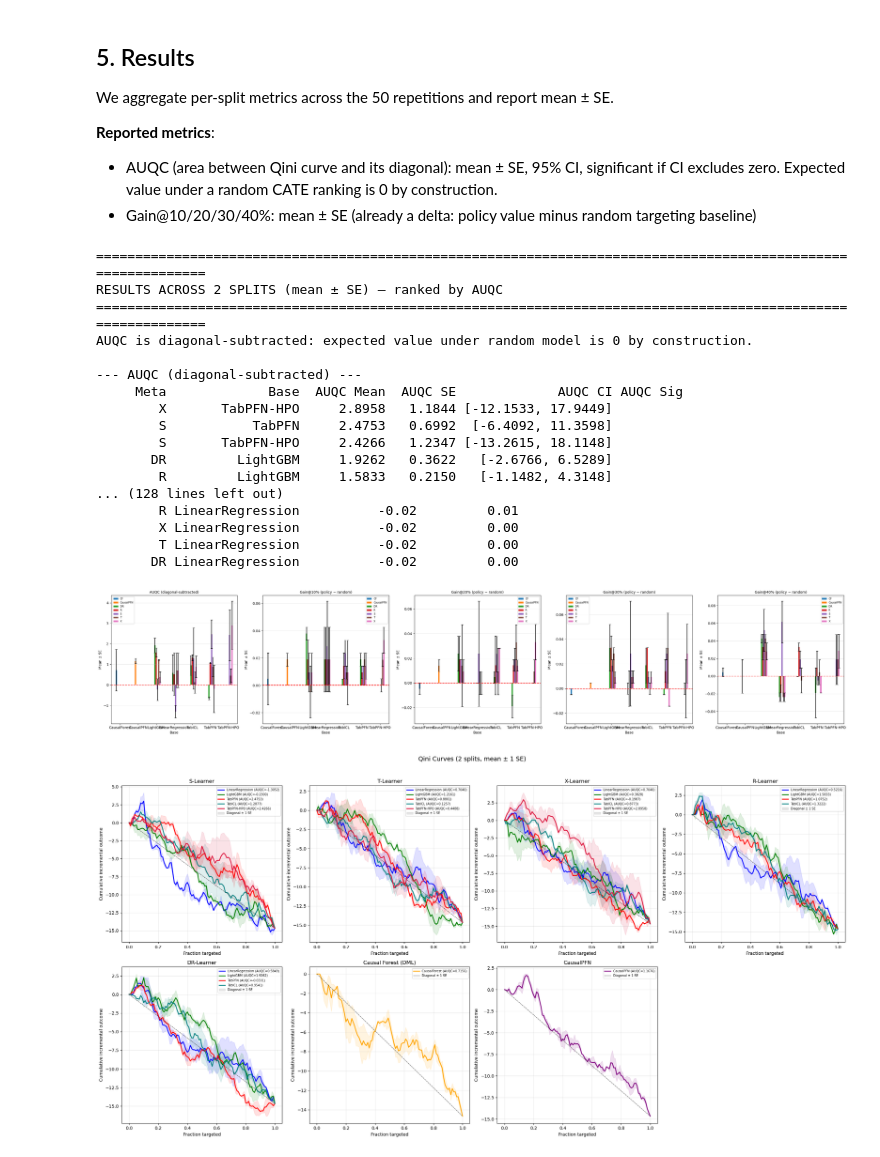
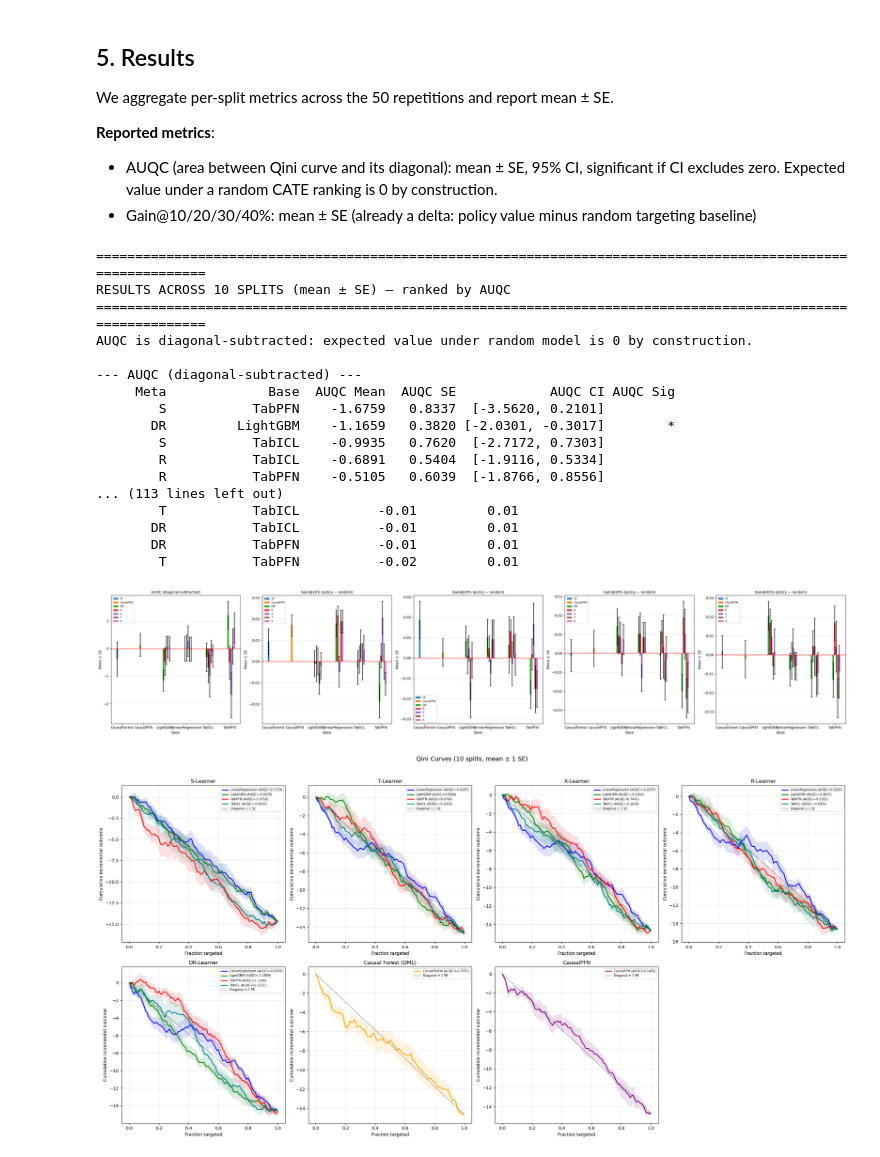
Before and after one commit to jensbrehmen/thesis, a Jupyter notebook: experiments/exp_05_ACTG/ACTG.ipynb, the cells around one changed output. Saved outputs shown, nothing was run; the diff lists cells and outputs as text; code cells hidden in the pictures.

```diff
--- a/experiments/exp_05_ACTG/ACTG.ipynb
+++ b/experiments/exp_05_ACTG/ACTG.ipynb
@@ -64,7 +64,7 @@ def get_qini_curve(T, Y, cate):
 if torch.cuda.is_available():
     device = 'cuda'
 elif torch.backends.mps.is_available():
-    device = 'mps'
+    device = 'cpu'
 else:
     device = 'cpu'
 print(f"TabPFN {tabpfn.__version__} | device: {device}")
@@ -109,11 +109,11 @@ LightGBM tuning via `RandomizedSearchCV` (15 iterations, 3-fold CV, 3 hyperparam
 LGBM_GRID = {
     'num_leaves':        [15, 31, 63],
     'min_child_samples': [20, 50, 100],
-    'learning_rate':     [0.01, 0.05, 0.1],
+    #'learning_rate':     [0.01, 0.05, 0.1],
     'n_estimators':      [200, 500, 1000],
 }
 
-N_ITER_STRONG = 15   # RandomizedSearchCV draws
+N_ITER_STRONG = 30   # RandomizedSearchCV draws
 N_EST         = 1000  # base tree count (overridden by grid)
 NUISANCE_CV   = 5    # K-fold cross-fitting for R- and DR-learner nuisance models
 
@@ -234,13 +234,13 @@ features_df = features_df[arm_mask].reset_index(drop=True)
 targets_df  = targets_df[arm_mask].reset_index(drop=True)
 
 # Treatment: trt (0 = ZDV monotherapy, 1 = ZDV + ddI)
-# Outcome:   Y = 1 - cid so Y=1 means survival (positive outcome), aligning with
-#            Qini/policy convention of ranking by descending CATE (higher = more benefit).
+# Outcome:   Y = cid (1 = failure/death, 0 = censored/survived). Positive CATE means
+#            treatment increases failure — so CATE < 0 means treatment helps.
 # Features:  baseline covariates only — drop treatment indicators (treat, trt, offtrt),
 #            time-to-event (time, post-randomization), post-treatment measurements (cd420, cd820),
 #            and redundant binary encoding of strat (str2).
 T_all = features_df['trt'].values.astype(int)
-Y_all = 1.0 - targets_df['cid'].values.astype(float)
+Y_all = targets_df['cid'].values.astype(float)
 
 drop_cols    = ['treat', 'trt', 'offtrt', 'time', 'cd420', 'cd820', 'str2']
 feature_cols = [c for c in features_df.columns if c not in drop_cols]
@@ -248,13 +248,13 @@ X_all = features_df[feature_cols].reset_index(drop=True)
 
 # --- Stratification variable: interaction of treatment and outcome ---
 strat_all    = T_all * 2 + Y_all.astype(int)
-strat_labels = {0: 'control+failure', 1: 'control+survived', 2: 'treated+failure', 3: 'treated+survived'}
+strat_labels = {0: 'control+survived', 1: 'control+failure', 2: 'treated+survived', 3: 'treated+failure'}
 
 # --- Data summary ---
 n_total    = len(X_all)
 n_treated  = int(T_all.sum())
 n_control  = n_total - n_treated
-n_survival = int(Y_all.sum())
+n_failure  = int(Y_all.sum())
 ate        = Y_all[T_all == 1].mean() - Y_all[T_all == 0].mean()
 
 print("=" * 55)
@@ -264,12 +264,12 @@ print(f"  Total samples  : {n_total}")
 print(f"  Treated        : {n_treated}  ({100*n_treated/n_total:.1f}%)")
 print(f"  Control        : {n_control}  ({100*n_control/n_total:.1f}%)")
 print(f"  Features ({len(feature_cols):2d})  : {feature_cols}")
-print(f"  Outcome (Y)    : {n_survival} survivors ({100*n_survival/n_total:.1f}%) [Y = 1 - cid]")
+print(f"  Outcome (Y)    : {n_failure} failures ({100*n_failure/n_total:.1f}%) [Y = cid, 1=failure]")
 print(f"  ATE (naive)    : {ate:+.4f}  (treated mean - control mean)")
 print()
 print("Outcome by treatment arm:")
-print(f"  Treated  survival rate: {Y_all[T_all==1].mean():.4f}")
-print(f"  Control  survival rate: {Y_all[T_all==0].mean():.4f}")
+print(f"  Treated  failure rate: {Y_all[T_all==1].mean():.4f}")
+print(f"  Control  failure rate: {Y_all[T_all==0].mean():.4f}")
 print()
 print("Stratification strata counts (T x Y):")
 for val, label in strat_labels.items():
@@ -282,8 +282,9 @@ for val, label in strat_labels.items():
 # Set DRY_RUN = True for a quick end-to-end check (2 splits, fewer trees)
 DRY_RUN = False
 
-N_SPLITS     = 2   if DRY_RUN else 10
+N_SPLITS     = 1   if DRY_RUN else 10
 N_GRID       = 101
+
 # --- Storage ---
 results     = defaultdict(lambda: defaultdict(lambda: defaultdict(list)))
 qini_curves = defaultdict(lambda: defaultdict(list))
@@ -423,13 +424,16 @@ for split_idx in range(N_SPLITS):
     }
 
     def evaluate(meta, name, te_pred):
-        """Compute and store all metrics for one (meta, name, split)."""
+        """Compute and store all metrics for one (meta, name, split).
+        Y = cid (failure=1): CATE < 0 means treatment helps (reduces failure).
+        Negate te so Qini ranks highest-benefit individuals first.
+        """
         te = np.asarray(te_pred).flatten()
-        curve, auqc = get_qini_curve(T_test, Y_test, te)
+        curve, auqc = get_qini_curve(T_test, Y_test, -te)
         results[meta][name]['auqc'].append(auqc)
         results[meta][name]['g1'].append(float(curve[-1]))
         qini_curves[meta][name].append(interpolate_qini_curve(curve, n_grid=N_GRID))
-        topk = calculate_topk_policy_metrics(Y_test, T_test, te)
+        topk = calculate_topk_policy_metrics(-Y_test, T_test, -te)  # negate Y and te: policy value = survival rate, positive gain = better
         for k in TOP_K_PERCENTAGES:
             results[meta][name][f'gain_{k}'].append(topk[f'policy_gain_{k}'])
 
@@ -636,7 +642,7 @@ for meta in META_LEARNERS:
 df = pd.DataFrame(rows)
 
 # Sort by AUQC Mean descending (best first)
-df = df.sort_values('AUQC Mean', ascending=False).reset_index(drop=True)
+df = df.sort_values('AUQC Mean', ascending=True).reset_index(drop=True)  # ascending: most negative AUQC = best (Y=cid, failure outcome)
 
 # --- Display: AUQC ---
 print("=" * 110)
@@ -645,6 +651,7 @@ print("=" * 110)
 print("AUQC is diagonal-subtracted: expected value under random model is 0 by construction.")
 
 auqc_cols = ['Meta', 'Base', 'AUQC Mean', 'AUQC SE', 'AUQC CI', 'AUQC Sig']
+auqc_cols = [c for c in auqc_cols if c in df.columns]  # CI/Sig absent when N_SPLITS == 1
 print("\n--- AUQC (diagonal-subtracted) ---")
 print(df[auqc_cols].to_string(index=False, float_format='%.4f'))
 
@@ -746,44 +753,44 @@ ax.grid(True, alpha=0.3)
 ax = axes[6]
 curves_arr = qini_curves['CausalPFN']['CausalPFN']
 if curves_arr:
     c = np.array(curves_arr)
     m = c.mean(axis=0)
     s = c.std(axis=0) / np.sqrt(len(c))
     auqc_mean = np.mean(results['CausalPFN']['CausalPFN']['auqc'])
     ax.plot(x_grid, m, color=colors['CausalPFN'], linewidth=2,
             label=f'CausalPFN (AUQC={auqc_mean:.4f})')
     ax.fill_between(x_grid, m - s, m + s, color=colors['CausalPFN'], alpha=0.12)
 ax.fill_between(x_grid, diag_mean - diag_se, diag_mean + diag_se, color='gray', alpha=0.2, label='Diagonal ± 1 SE')
 ax.plot(x_grid, diag_mean, 'k--', linewidth=1, alpha=0.5)
 ax.set_title('CausalPFN')
 ax.set_xlabel('Fraction targeted')
 ax.set_ylabel('Cumulative incremental outcome')
 ax.legend(fontsize=7)
 ax.grid(True, alpha=0.3)
 
 axes[7].set_visible(False)
 
 plt.suptitle(f'Qini Curves ({N_SPLITS} splits, mean ± 1 SE)', fontsize=14, y=1.02)
 plt.tight_layout()
 plt.savefig(os.path.join(RESULTS_DIR, 'qini_curves.png'), dpi=150, bbox_inches='tight')
 plt.show()
 # %% [output]
 ==============================================================================================================
-RESULTS ACROSS 2 SPLITS (mean ± SE) — ranked by AUQC
+RESULTS ACROSS 10 SPLITS (mean ± SE) — ranked by AUQC
 ==============================================================================================================
 AUQC is diagonal-subtracted: expected value under random model is 0 by construction.
 
 --- AUQC (diagonal-subtracted) ---
-     Meta             Base  AUQC Mean  AUQC SE             AUQC CI AUQC Sig
-        X       TabPFN-HPO     2.8958   1.1844 [-12.1533, 17.9449]
-        S           TabPFN     2.4753   0.6992  [-6.4092, 11.3598]
-        S       TabPFN-HPO     2.4266   1.2347 [-13.2615, 18.1148]
-       DR         LightGBM     1.9262   0.3622   [-2.6766, 6.5289]
-        R         LightGBM     1.5833   0.2150   [-1.1482, 4.3148]
-... (128 lines left out)
-        R LinearRegression          -0.02         0.01
-        X LinearRegression          -0.02         0.00
-        T LinearRegression          -0.02         0.00
-       DR LinearRegression          -0.02         0.00
+     Meta             Base  AUQC Mean  AUQC SE            AUQC CI AUQC Sig
+        S           TabPFN    -1.6759   0.8337  [-3.5620, 0.2101]
+       DR         LightGBM    -1.1659   0.3820 [-2.0301, -0.3017]        *
+        S           TabICL    -0.9935   0.7620  [-2.7172, 0.7303]
+        R           TabICL    -0.6891   0.5404  [-1.9116, 0.5334]
+        R           TabPFN    -0.5105   0.6039  [-1.8766, 0.8556]
+... (113 lines left out)
+        T           TabICL          -0.01         0.01
+       DR           TabICL          -0.01         0.01
+       DR           TabPFN          -0.01         0.01
+        T           TabPFN          -0.02         0.01
-[figure, old version]
+[figure, new version]
-[figure, old version]
+[figure, new version]
```
Also changed, not shown: parts of 4 cells of this notebook, 23 other files.
